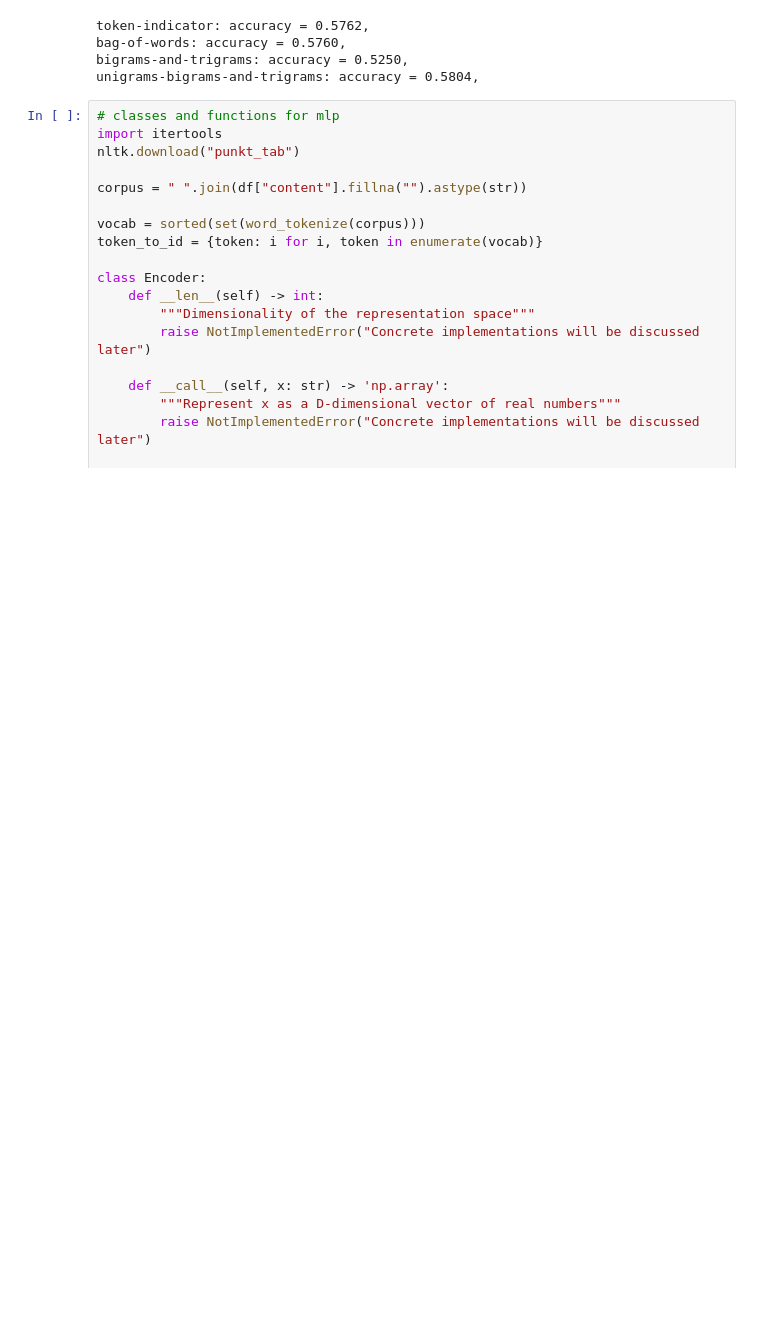
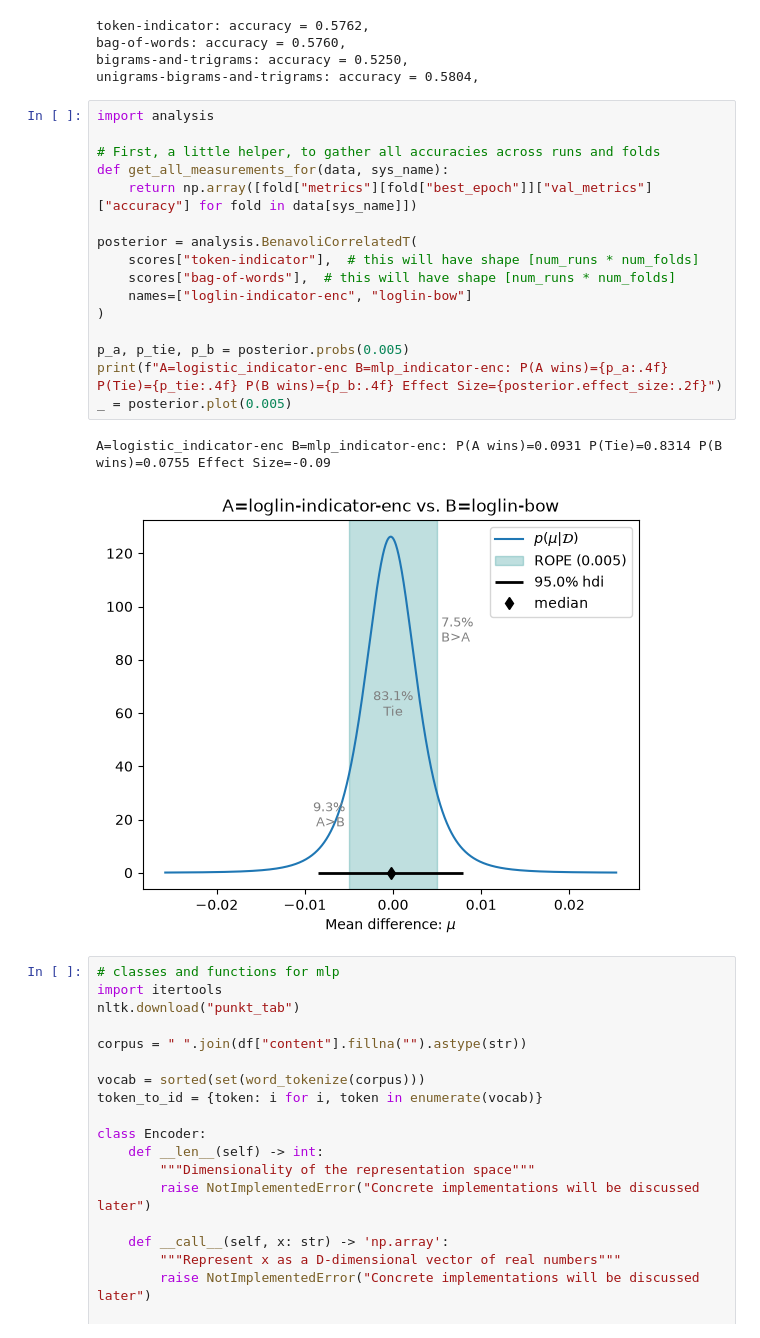
Before and after one commit to pjhoor/NLP-Classification-Project, a Jupyter notebook: Code/NLP_classification_MLP_mod.ipynb, the cells around one changed output. Drawn from its saved outputs; the diff is of its cells as text; blank space fills up the shorter version.

```diff
--- a/Code/NLP_classification_MLP_mod.ipynb
+++ b/Code/NLP_classification_MLP_mod.ipynb
@@ -227,6 +227,25 @@ token-indicator: accuracy = 0.5762,
 bag-of-words: accuracy = 0.5760,
 bigrams-and-trigrams: accuracy = 0.5250,
 unigrams-bigrams-and-trigrams: accuracy = 0.5804,
+# %%
+import analysis
+
+# First, a little helper, to gather all accuracies across runs and folds
+def get_all_measurements_for(data, sys_name):
+    return np.array([fold["metrics"][fold["best_epoch"]]["val_metrics"]["accuracy"] for fold in data[sys_name]])
+
+posterior = analysis.BenavoliCorrelatedT(
+    scores["token-indicator"],  # this will have shape [num_runs * num_folds]
+    scores["bag-of-words"],  # this will have shape [num_runs * num_folds]
+    names=["loglin-indicator-enc", "loglin-bow"]
+)
+
+p_a, p_tie, p_b = posterior.probs(0.005)
+print(f"A=logistic_indicator-enc B=mlp_indicator-enc: P(A wins)={p_a:.4f} P(Tie)={p_tie:.4f} P(B wins)={p_b:.4f} Effect Size={posterior.effect_size:.2f}")
+_ = posterior.plot(0.005)
+# %% [output]
+A=logistic_indicator-enc B=mlp_indicator-enc: P(A wins)=0.0931 P(Tie)=0.8314 P(B wins)=0.0755 Effect Size=-0.09
+[figure, added]
 # %%
 # classes and functions for mlp
 import itertools
```
Also changed, not shown: parts of 5 cells of this notebook.
